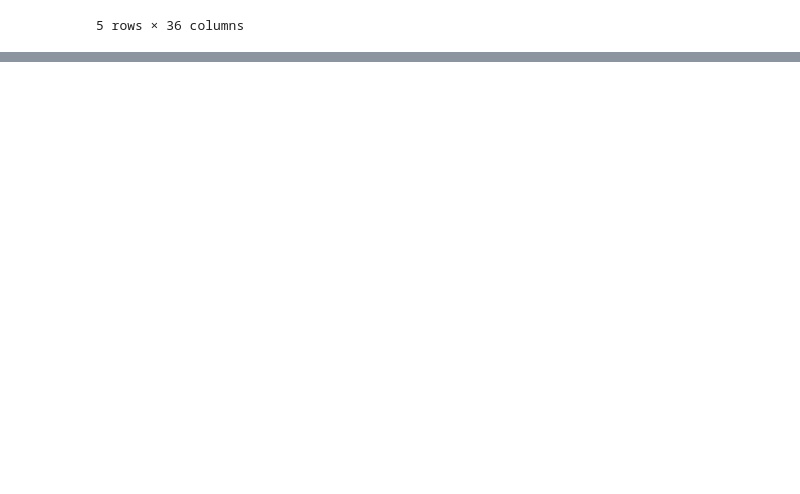
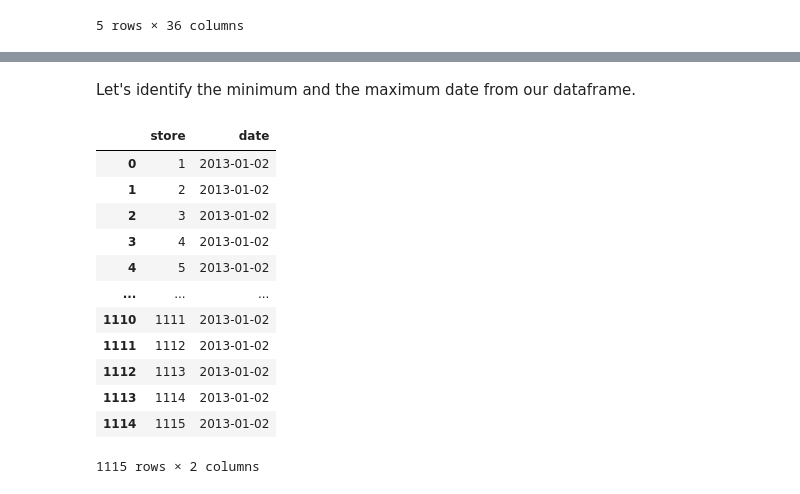
Before and after one commit to lucasquemelli/Rossman_Store_Sales, a Jupyter notebook: rossmann_store_sales.ipynb, the cells around one changed output, grey strips where cells are left out. Drawn from its saved outputs; the diff is of its cells as text; code cells hidden in the pictures; blank space fills up the shorter version.

```diff
--- a/rossmann_store_sales.ipynb
+++ b/rossmann_store_sales.ipynb
@@ -1726,0 +1777,18 @@ df5.head()
+# %% [markdown]
+Let's identify the minimum and the maximum date from our dataframe.
+# %%
+df6[["date", "store"]].groupby("store").min().reset_index()
+# %% [output]
+|  | store | date |
+| 0 | 1 | 2013-01-02 |
+| 1 | 2 | 2013-01-02 |
+| 2 | 3 | 2013-01-02 |
+| 3 | 4 | 2013-01-02 |
+| 4 | 5 | 2013-01-02 |
+| ... | ... | ... |
+| 1110 | 1111 | 2013-01-02 |
+| 1111 | 1112 | 2013-01-02 |
+| 1112 | 1113 | 2013-01-02 |
+| 1113 | 1114 | 2013-01-02 |
+| 1114 | 1115 | 2013-01-02 |
+1115 rows × 2 columns
```
Also changed, not shown: parts of 16 cells of this notebook.
